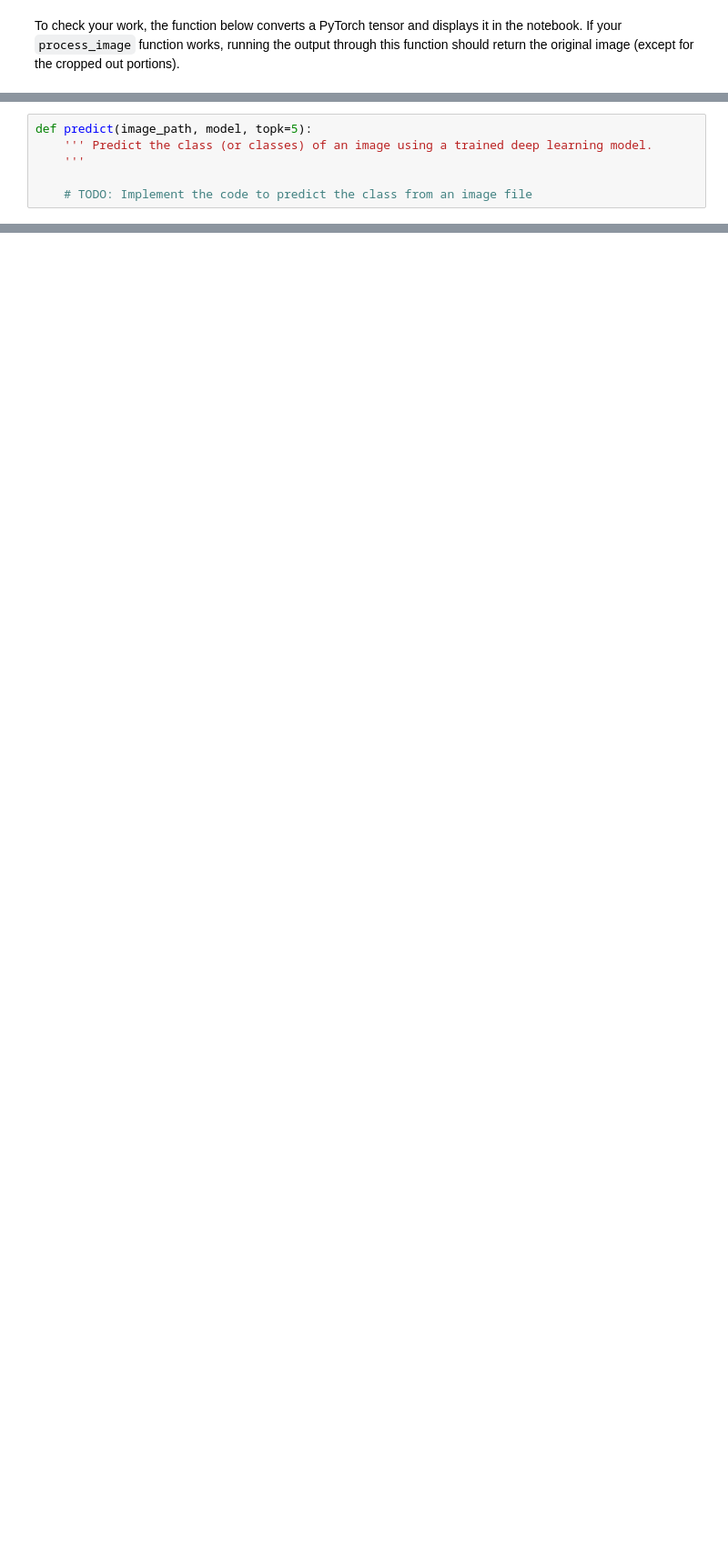
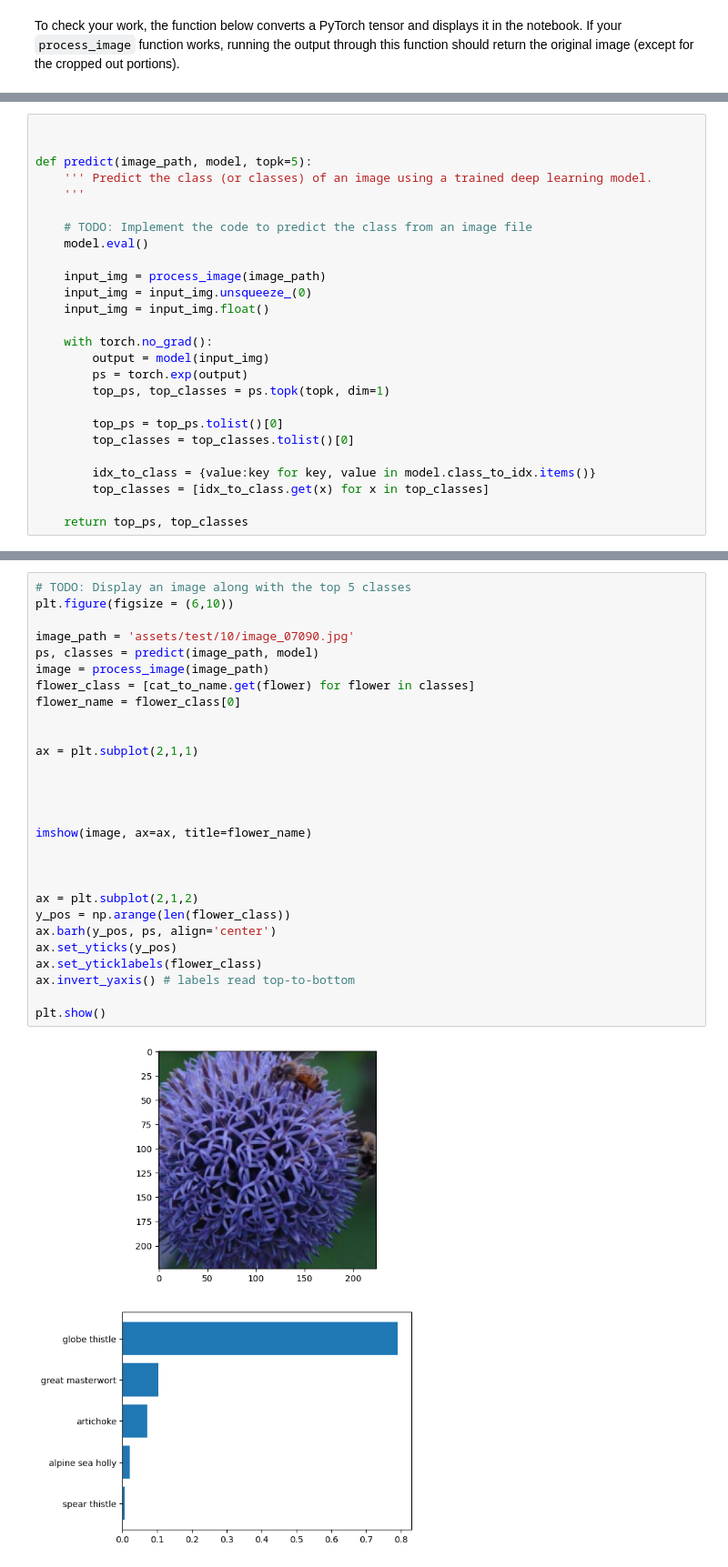
Before and after one commit to i-douk/image-classifier-aws-scholarship, a Jupyter notebook: Image Classifier Project.ipynb, the cells around one changed output, grey strips where cells are left out. Shown: that part at 91% size. Saved outputs shown, nothing was run; the diff lists cells and outputs as text; blank space fills up the shorter version.

````diff
--- a/Image Classifier Project.ipynb
+++ b/Image Classifier Project.ipynb
@@ -349,11 +423,31 @@ print(classes)
 > ['70', '3', '45', '62', '55']
 ```
 # %%
+
+
 def predict(image_path, model, topk=5):
     ''' Predict the class (or classes) of an image using a trained deep learning model.
     '''
 
     # TODO: Implement the code to predict the class from an image file
+    model.eval()
+
+    input_img = process_image(image_path)
+    input_img = input_img.unsqueeze_(0)
+    input_img = input_img.float()
+
+    with torch.no_grad():
+        output = model(input_img)
+        ps = torch.exp(output)
+        top_ps, top_classes = ps.topk(topk, dim=1)
+
+        top_ps = top_ps.tolist()[0]
+        top_classes = top_classes.tolist()[0]
+
+        idx_to_class = {value:key for key, value in model.class_to_idx.items()}
+        top_classes = [idx_to_class.get(x) for x in top_classes]
+
+    return top_ps, top_classes
 # %% [markdown]
 ## Sanity Checking
 
@@ -366,0 +459,30 @@ You can convert from the class integer encoding to actual flower names with the
+# %%
+# TODO: Display an image along with the top 5 classes
+plt.figure(figsize = (6,10))
+
+image_path = 'assets/test/10/image_07090.jpg'
+ps, classes = predict(image_path, model)
+image = process_image(image_path)
+flower_class = [cat_to_name.get(flower) for flower in classes]
+flower_name = flower_class[0]
+
+
+ax = plt.subplot(2,1,1)
+
+
+
+
+imshow(image, ax=ax, title=flower_name)
+
+
+
+ax = plt.subplot(2,1,2)
+y_pos = np.arange(len(flower_class))
+ax.barh(y_pos, ps, align='center')
+ax.set_yticks(y_pos)
+ax.set_yticklabels(flower_class)
+ax.invert_yaxis() # labels read top-to-bottom
+
+plt.show()
+# %% [output]
+[figure, added]
````
Also changed, not shown: parts of 13 cells of this notebook, 3 other files.
